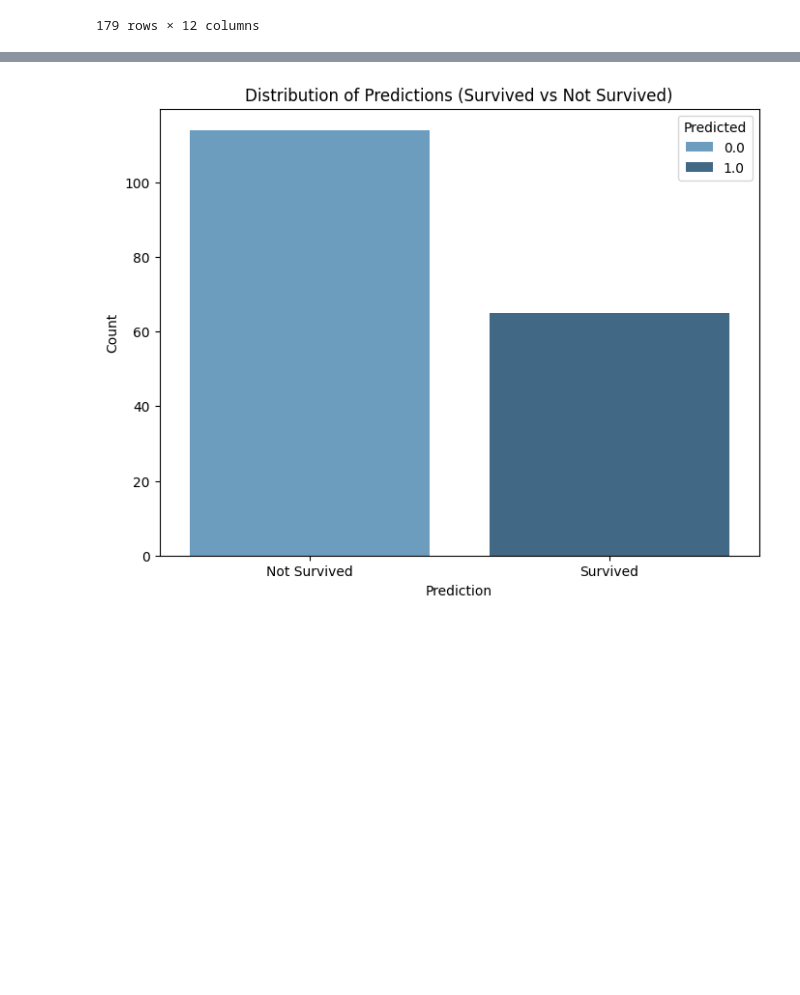
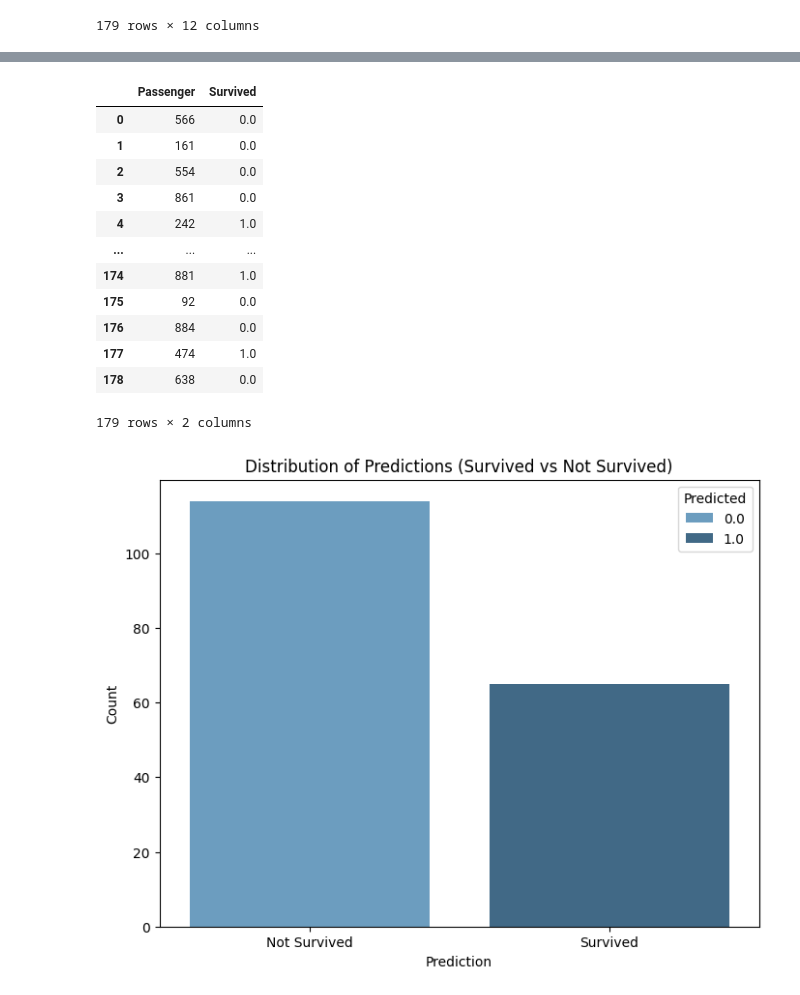
Before and after one commit to ebenezer-quayson/Titanic_Prediction_ML, a Jupyter notebook: Notebooks/model_training.ipynb, the cells around one changed output, grey strips where cells are left out. Saved outputs shown, nothing was run; the diff lists cells and outputs as text; code cells hidden in the pictures; blank space fills up the shorter version.

```diff
--- a/Notebooks/model_training.ipynb
+++ b/Notebooks/model_training.ipynb
@@ -640,9 +656,25 @@ probabilities = loaded_model.predict_proba(test_data_select)
 # %%
 '''\
     Convert probabilities to a dataframe'''
-
-metrics_df = pd.DataFrame(probabilities)
-metrics_df.columns = ['Not Survived', 'Survived']
+predictions_df = pd.DataFrame(predictions, columns=['Survived'])
+predictions_df['Passenger'] = test_data['PassengerId'].values
+predictions_df = predictions_df[['Passenger', 'Survived']]
+# %%
+predictions_df
+# %% [output]
+|  | Passenger | Survived |
+| 0 | 566 | 0.0 |
+| 1 | 161 | 0.0 |
+| 2 | 554 | 0.0 |
+| 3 | 861 | 0.0 |
+| 4 | 242 | 1.0 |
+| ... | ... | ... |
+| 174 | 881 | 1.0 |
+| 175 | 92 | 0.0 |
+| 176 | 884 | 0.0 |
+| 177 | 474 | 1.0 |
+| 178 | 638 | 0.0 |
+179 rows × 2 columns
 # %%
 '''\
     Count plot for the predictions of the model survived against not survived'''
```
Also changed, not shown: parts of 2 cells of this notebook, 1 other file.
